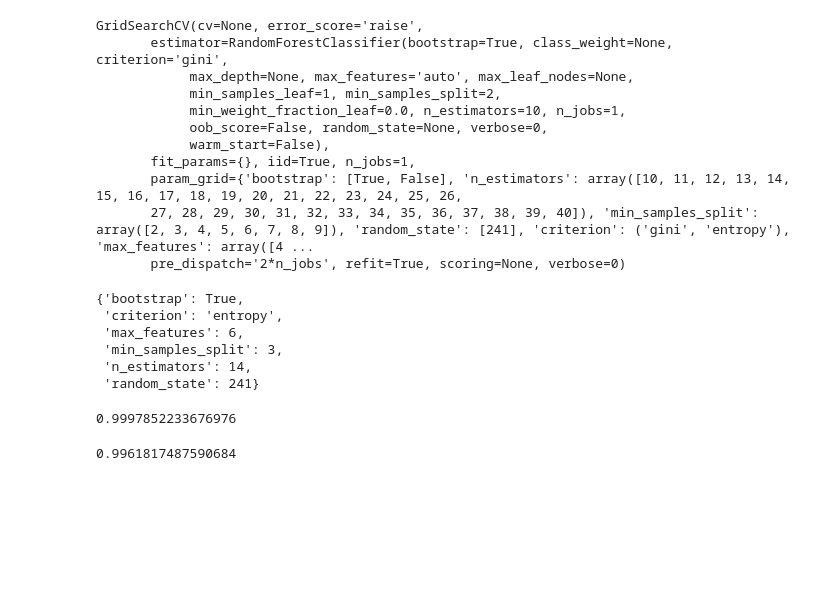
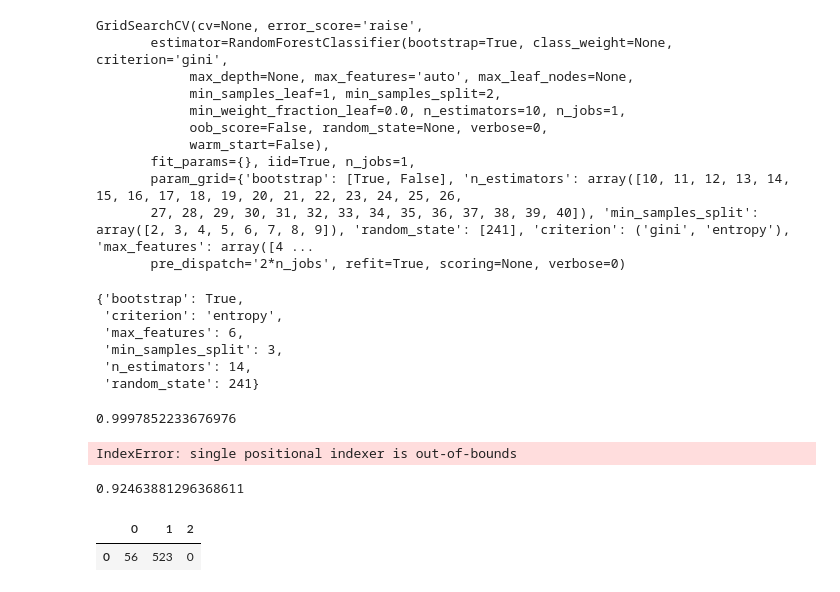
Before and after one commit to Velobike2016fkn/urbica, a Jupyter notebook: DmitriyBrosalin_TaskPrediction.ipynb, the cells around one changed output. Cells and saved outputs as stored; diff of their text form; code cells hidden in the pictures; blank space fills up the shorter version.

```diff
--- a/DmitriyBrosalin_TaskPrediction.ipynb
+++ b/DmitriyBrosalin_TaskPrediction.ipynb
@@ -413,4 +415,0 @@ lst_score = cross_validation.cross_val_score(rfc, data_X, data_y, cv=kf)
-# %%
-lst_score.mean()
-# %% [output]
-0.9961817487590684
@@ -416,0 +444,35 @@ lst_score.mean()
+# %%
+data_X = data_without_lan_lot.iloc[:, 0:3]
+data_y = data_without_lan_lot['free']
+rfc = RandomForestClassifier(bootstrap=True, criterion='entropy', max_features=3, \
+                             min_samples_split=3, n_estimators=3, random_state=241)
+train_X, train_y, test_X, test_y = train_test(data_X=data_X, data_y=data_y)
+rfc.fit(train_X, train_y)
+lst_y_predicted = list()
+for i in range(0, train_X.shape[0]):
+    X = test_X.iloc[i]
+    lst_y_predicted.append(rfc.predict(list(X)))
+# %% [output]
+IndexError: single positional indexer is out-of-bounds
+# %%
+from sklearn.metrics import accuracy_score
+from sklearn.metrics import confusion_matrix
+accuracy = accuracy_score(test_y, lst_y_predicted)
+acc_matr = confusion_matrix(test_y, lst_y_predicted)
+acc = pd.DataFrame(acc_matr)
+accuracy
+# %% [output]
+0.92463881296368611
+# %%
+acc.shape
+errors = {}
+for i in range(0, acc.shape[0]):
+    temp_list = list(acc.iloc[i])
+    temp_list.pop(i)
+    error = np.array(temp_list).sum()
+    errors[i] = [error]
+data_errors = pd.DataFrame(errors)
+data_errors
+# %% [output]
+|  | 0 | 1 | 2 |
+| 0 | 56 | 523 | 0 |
```
Also changed, not shown: parts of 5 cells of this notebook.
